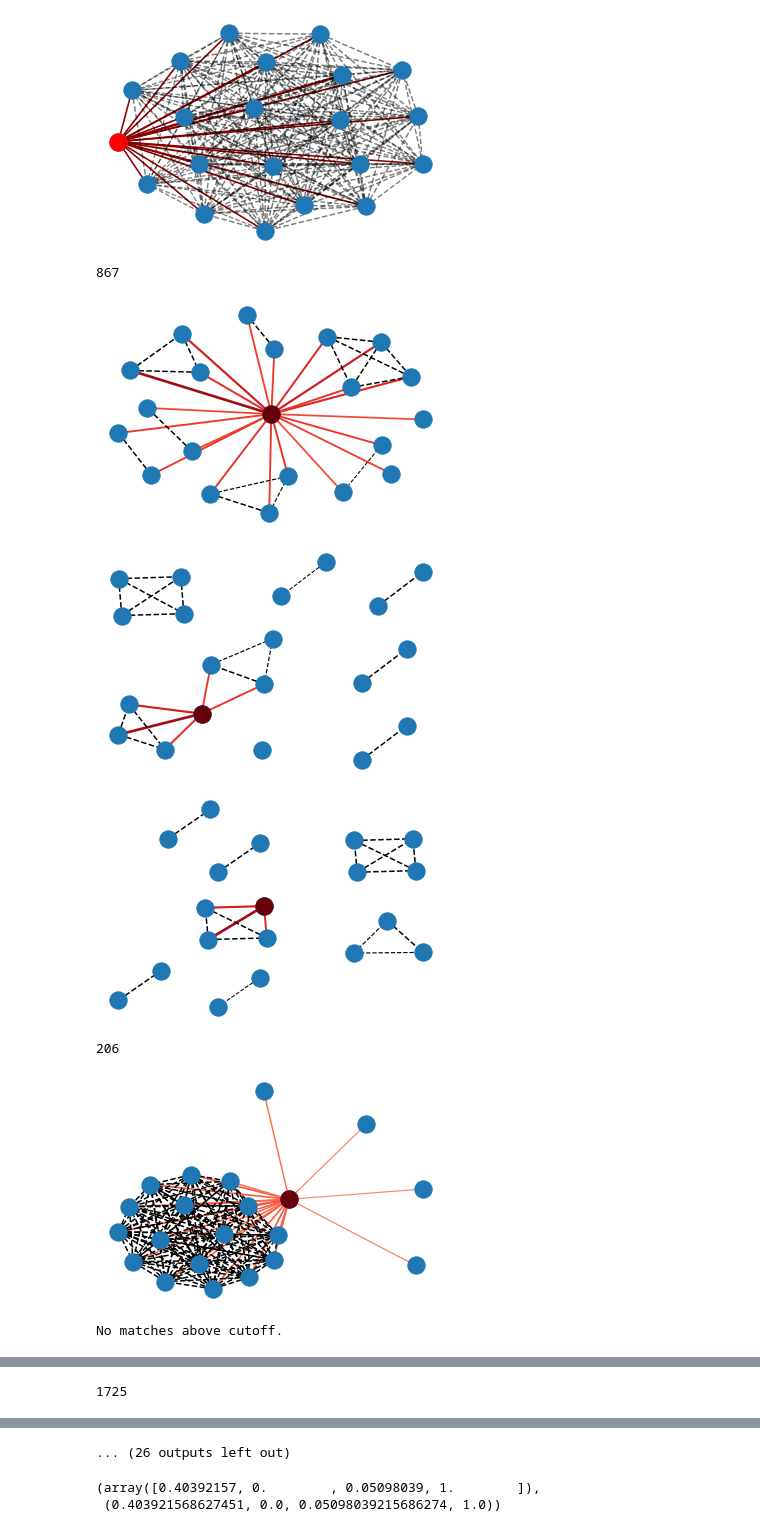
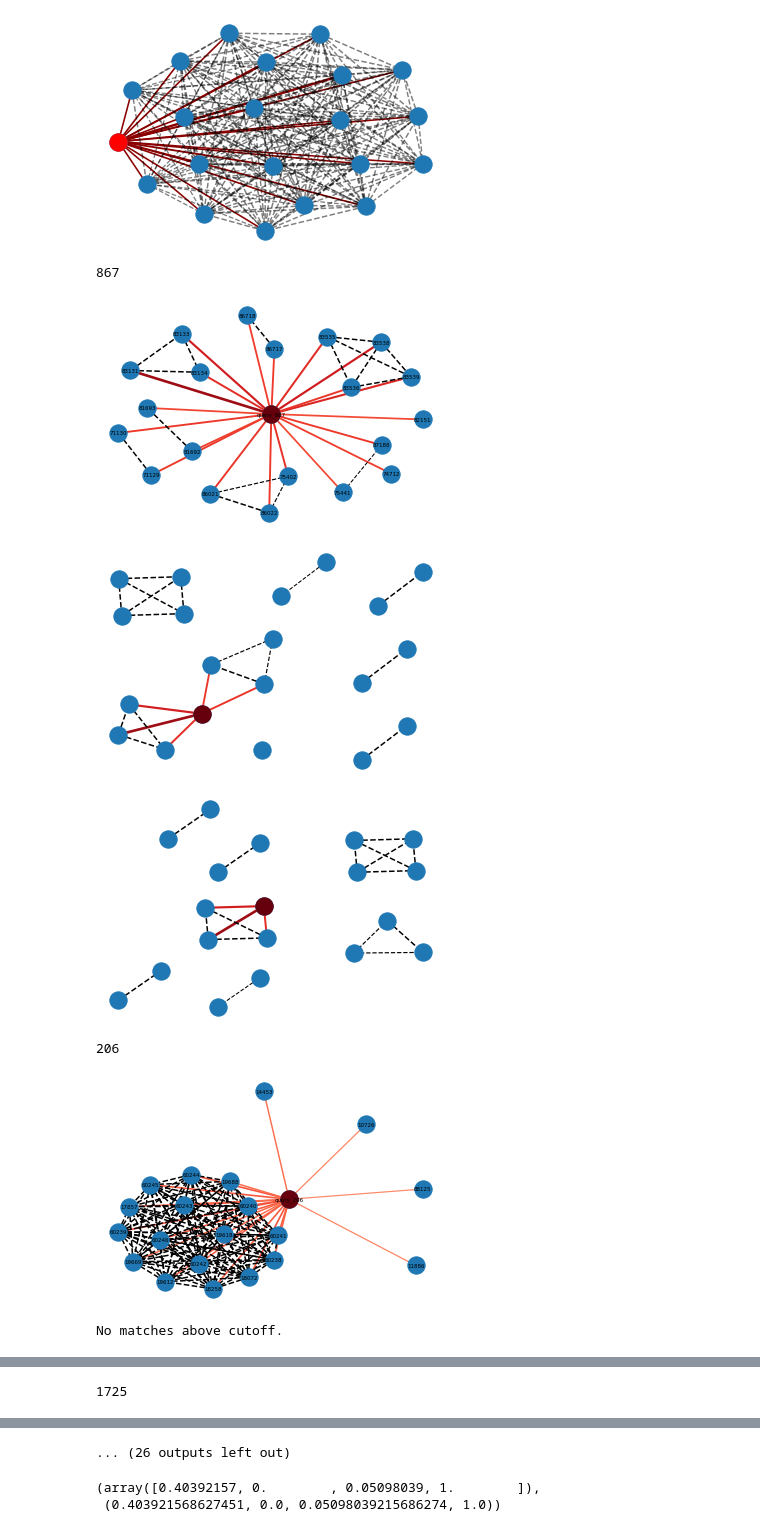
Before and after one commit to louwenjjr/improve_library_matching, a Jupyter notebook: 4-networks.ipynb, the cells around one changed output, grey strips where cells are left out. Drawn from its saved outputs; the diff is of its cells as text; code cells hidden in the pictures.

Commit message:
transmission for match results

```diff
--- a/4-networks.ipynb
+++ b/4-networks.ipynb
@@ -252,9 +273,8 @@ plt.show()
 # %% [output]
 [figure]
 # %%
-from networkx.drawing.nx_pydot import graphviz_layout
-
-def plot_graph(G, attribute_key = 's2v_score', cutoff = 0.4, tan_cutoff = 0.6):
+def plot_graph(G, attribute_key = 's2v_score', cutoff = 0.4, tan_cutoff = 0.6, node_labels = False,
+               save = False):
     '''Plot graph G with special edges
 
     G: networkx Graph
@@ -262,6 +282,8 @@ def plot_graph(G, attribute_key = 's2v_score', cutoff = 0.4, tan_cutoff = 0.6):
         either s2v_score or sim_predictions
     cutoff: float, cutoff for the attribute
     tan_cutoff: float, cutoff for the tanimoto score of the library matches vs each other
+    node_labels: bool, display node labels
+    save: str, file name to save plot
     '''
     width_default = 3
 
@@ -300,33 +322,38 @@ def plot_graph(G, attribute_key = 's2v_score', cutoff = 0.4, tan_cutoff = 0.6):
         if val > tan_cutoff:
             width = val * width_default
             nx.draw_networkx_edges(Gsub,pos,edgelist=[edge],width=width/2, style="dashed")
+    if node_labels:
+        nx.draw_networkx_labels(Gsub, pos, font_size=5.5)
     plt.axis('off')
-    plt.show()
+    if save:
+        plt.savefig(save)
+    else:
+        plt.show()
+    plt.close()
 # %%
-import random
-
 topn = 20
 np.random.seed(5)
 for ID in np.random.choice(range(len(nn_tested_tanimoto_top20_new_and_unique2_found_matches_s2v)), 10):
 #     ID = 1402
+# for ID in range(len(nn_tested_tanimoto_top20_new_and_unique2_found_matches_s2v)):
     print(ID)
     test_graph = matches2network(ID,
                                 nn_tested_tanimoto_top20_new_and_unique2_found_matches_s2v[ID]\
                                 .sort_values('s2v_score',ascending=False).iloc[:topn])
     test_graph = add_library_connections(test_graph, similarity_matrices_new_and_unique2[ID],
                             nn_tested_tanimoto_top20_new_and_unique2_found_matches_s2v[ID]\
                             .sort_values('s2v_score', ascending=False).iloc[:topn].index)
 
-    plot_graph(test_graph, tan_cutoff = 0.6)
-    plot_graph(test_graph, tan_cutoff = 0.6,  attribute_key = 'sim_predictions', cutoff = 0.6)
-    plot_graph(test_graph, tan_cutoff = 0.6,  attribute_key = 'similarity', cutoff = 0.6)
+    plot_graph(test_graph, tan_cutoff = 0.6, node_labels = True)
+    plot_graph(test_graph, tan_cutoff = 0.6, attribute_key = 'sim_predictions', cutoff = 0.6)
+    plot_graph(test_graph, tan_cutoff = 0.6, attribute_key = 'similarity', cutoff = 0.6)
 # %% [output]
 867
-[figure, old version]
+[figure, new version]
 [figure]
 [figure]
 206
-[figure, old version]
+[figure, new version]
 No matches above cutoff.
 [figure]
 1725
```
Also changed, not shown: parts of 14 cells of this notebook.
